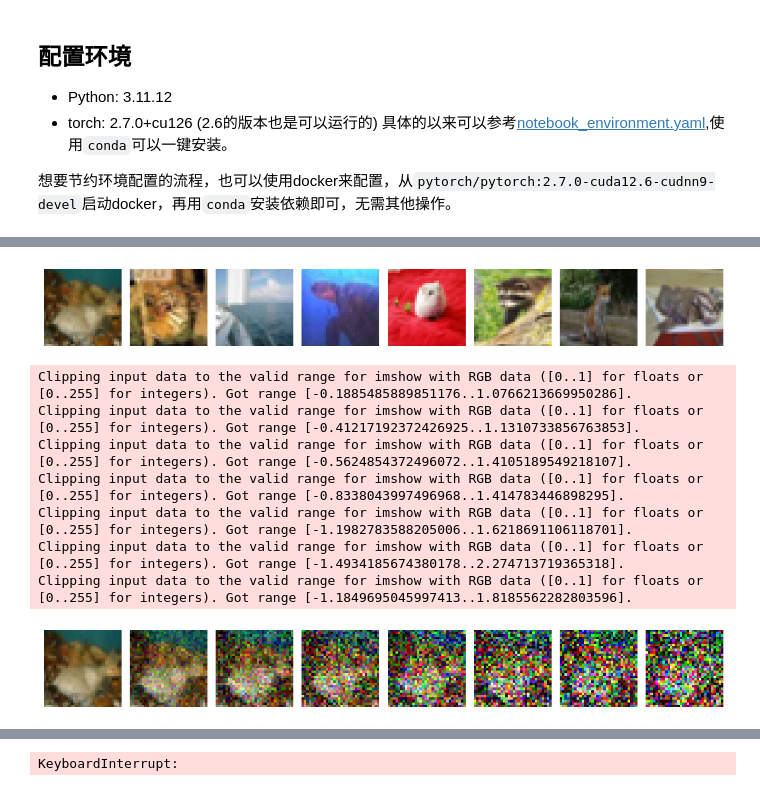
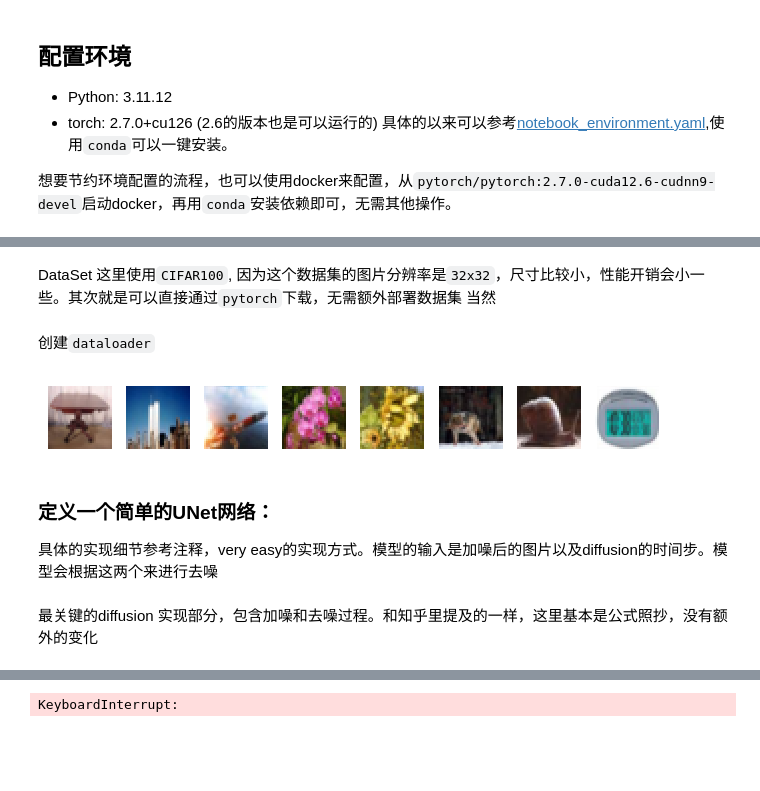
Before and after one commit to mengkai98/diffusion_cookie, a Jupyter notebook: ToyDiffusion.ipynb, the cells around one changed output, grey strips where cells are left out. Saved outputs shown, nothing was run; the diff lists cells and outputs as text; code cells hidden in the pictures; blank space fills up the shorter version.

```diff
--- a/ToyDiffusion.ipynb
+++ b/ToyDiffusion.ipynb
@@ -28,3 +26,19 @@ else:
+# %%
+# device
+if torch.cuda.is_available():
+    device = torch.device("cuda")
+else:
+    device = torch.device("cpu")
+
+# 根据自己的设备设置batch_size的数量
+batch_size = 32
+# 20个epoch已经初具效果，40个epoch会稍微好一些，这里看训练时间能不能等吧，机器好可以多训练几轮。
+total_epoch = 20
+
+learning_rate = 1e-4
+# %% [markdown]
+DataSet 这里使用`CIFAR100`, 因为这个数据集的图片分辨率是`32x32`，尺寸比较小，性能开销会小一些。其次就是可以直接通过`pytorch`下载，无需额外部署数据集
+当然
 # %%
 training_data = datasets.CIFAR100(
     root="data",
@@ -39,23 +53,29 @@ test_data = datasets.CIFAR100(
     download=True,
     transform=ToTensor()
 )
+# %% [markdown]
+创建`dataloader`
 # %%
 from torch.utils.data import DataLoader
-train_dataloader = DataLoader(training_data, batch_size=32, shuffle=True)
-test_dataloader = DataLoader(test_data, batch_size=32, shuffle=True)
+train_dataloader = DataLoader(training_data, batch_size=batch_size, shuffle=True)
+test_dataloader = DataLoader(test_data, batch_size=batch_size, shuffle=True)
 # %%
-# Display image and label.
-display_imgs,_ = next(iter(train_dataloader))
-fig, axes = plt.subplots(1, 8, figsize=(12, 3))  # 可根据需要调整 figsize
-axes = axes.flatten()
-for i in range(8):
-    img = display_imgs[i].permute(1, 2, 0).numpy()
-    axes[i].imshow(img)
-    axes[i].axis('off')  # 关闭坐标轴
-# 调整子图间距
-plt.tight_layout()
-plt.show()
+def display_dataset(dataloader):
+    show_img_num = min(batch_size,8)
+    display_imgs,_ = next(iter(dataloader))
+    fig, axes = plt.subplots(1, show_img_num)
+    axes = axes.flatten()
+    for i in range(show_img_num):
+        img = display_imgs[i].permute(1, 2, 0).numpy()
+        axes[i].imshow(img)
+        axes[i].axis('off')
+    plt.tight_layout()
+    plt.show()
+display_dataset(test_dataloader)
 # %% [output]
-[figure, old version]
+[figure, new version]
+# %% [markdown]
+### 定义一个简单的UNet网络：
+具体的实现细节参考注释，very easy的实现方式。模型的输入是加噪后的图片以及diffusion的时间步。模型会根据这两个来进行去噪
 # %%
 import torch.nn as nn
@@ -125,8 +168,9 @@ class ToyModel(nn.Module):
         out = self.final_conv(d1)  # (B, 3, 32, 32)
         return out
+# %% [markdown]
+最关键的diffusion 实现部分，包含加噪和去噪过程。和知乎里提及的一样，这里基本是公式照抄，没有额外的变化
 # %%
 import numpy as np
-#
 class Diffusion:
     def __init__(self,beta_start = 0.0001, beta_end = 0.02 , num_diffusion_timesteps = 1000):
         self.betas = np.linspace(beta_start, beta_end, num_diffusion_timesteps, dtype=np.float64)
@@ -155,27 +199,3 @@ class Diffusion:
         if t > 0 :
             x = x + np.sqrt(beta)*torch.randn_like(x).to(device)
         return x
-
-def show_add_noise(num_diffusion_timesteps = 8):
-    diffusion = Diffusion(beta_start=0,beta_end=0.06,num_diffusion_timesteps =num_diffusion_timesteps)
-    fig, axes = plt.subplots(nrows=1, ncols=num_diffusion_timesteps, figsize=(12, 3))
-    axes = axes.flatten()
-    to_add_noise_img = display_imgs[:1] # keep batch dim [1,3,32,32]
-    for i in range(num_diffusion_timesteps):
-        noise_img,_ = diffusion.add_noise(to_add_noise_img,[i])
-        img = noise_img[0].permute(1, 2, 0).numpy()
-        axes[i].imshow(img)
-        axes[i].axis('off')
-    plt.tight_layout()
-    plt.show()
-
-show_add_noise()
-# %% [output]
-Clipping input data to the valid range for imshow with RGB data ([0..1] for floats or [0..255] for integers). Got range [-0.1885485889851176..1.0766213669950286].
-Clipping input data to the valid range for imshow with RGB data ([0..1] for floats or [0..255] for integers). Got range [-0.41217192372426925..1.1310733856763853].
-Clipping input data to the valid range for imshow with RGB data ([0..1] for floats or [0..255] for integers). Got range [-0.5624854372496072..1.4105189549218107].
-Clipping input data to the valid range for imshow with RGB data ([0..1] for floats or [0..255] for integers). Got range [-0.8338043997496968..1.414783446898295].
-Clipping input data to the valid range for imshow with RGB data ([0..1] for floats or [0..255] for integers). Got range [-1.1982783588205006..1.6218691106118701].
-Clipping input data to the valid range for imshow with RGB data ([0..1] for floats or [0..255] for integers). Got range [-1.4934185674380178..2.274713719365318].
-Clipping input data to the valid range for imshow with RGB data ([0..1] for floats or [0..255] for integers). Got range [-1.1849695045997413..1.8185562282803596].
-[figure, removed]
```
Also changed, not shown: parts of 6 cells of this notebook.
